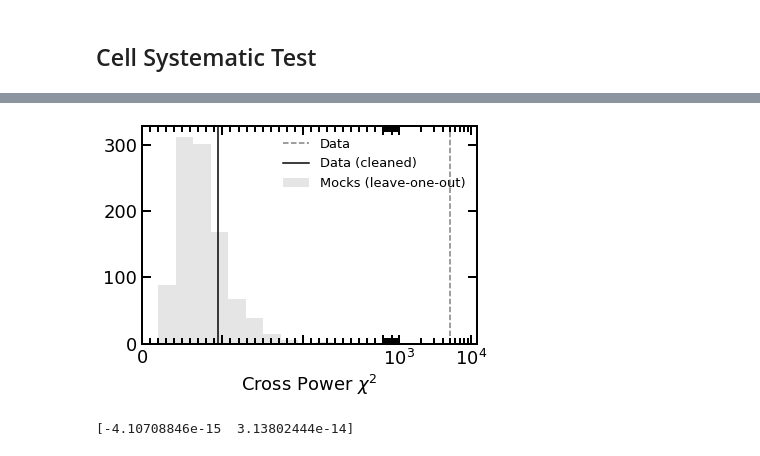
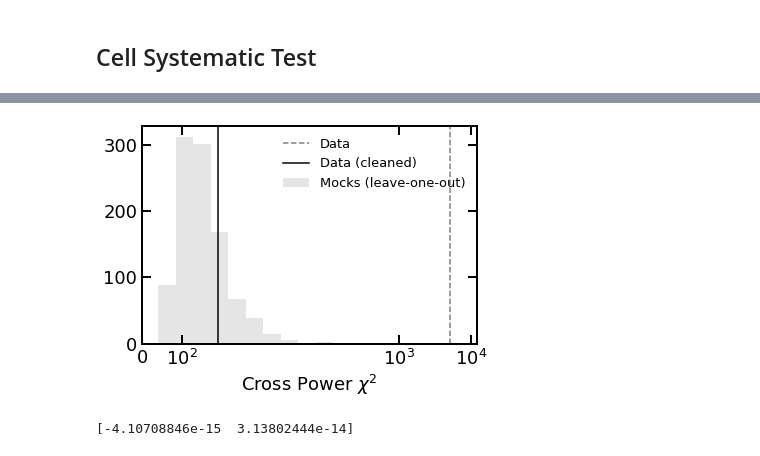
Before and after one commit to mehdirezaie/LSSutils, a Jupyter notebook: notebooks/desi/LognormalFlask.ipynb, the cells around one changed output, grey strips where cells are left out. Drawn from its saved outputs; the diff is of its cells as text; code cells hidden in the pictures.

```diff
--- a/notebooks/desi/LognormalFlask.ipynb
+++ b/notebooks/desi/LognormalFlask.ipynb
@@ -201,23 +222,23 @@ class MinorSymLogLocator(Locator):
 # %%
 plt.hist(chi2_mocks, alpha=0.1, label='Mocks (leave-one-out)')
 plt.axvline(chi2_before, alpha=0.5, ls='--', label='Data')
 plt.axvline(chi2_after, label='Data (cleaned)')
 plt.legend()
 plt.xlabel(r'Cross Power $\chi^{2}$')
 plt.xscale('symlog', linscalex=3, linthreshx=600.)
 plt.xlim(0, 1.2e4)
-xaxis = plt.gca().xaxis
+# xaxis = plt.gca().xaSxis
 
-xaxis.set_ticks([i*200 for i in range(0, )]+[10**p for p in range(3, 5)])
+# xaxis.set_ticks([i*200 for i in range(0, 4)]+[10**p for p in range(3, 5)])
 # xaxis.set_major_locator(MajorSymLogLocator(linthresh=500.0, base=100.))
-xaxis.set_minor_locator(MinorSymLogLocator(600, nints=10))
+# xaxis.set_minor_locator(MinorSymLogLocator(600, nints=10))
 
 
 # plt.xlim(xmax=1.1e4)
 # plt.xticks([0, 100, 200, 300, 400, 500, 1000, 2000, 3000])
 # plt.gca().xaxis.set_major_formatter(FormatStrFormatter("%e"))
 # %% [output]
-[figure, old version]
+[figure, new version]
 # %%
 err_min, err_max = np.percentile(err_tot, [15, 85], axis=0)
 # %%
```
Also changed, not shown: parts of 3 cells of this notebook.
